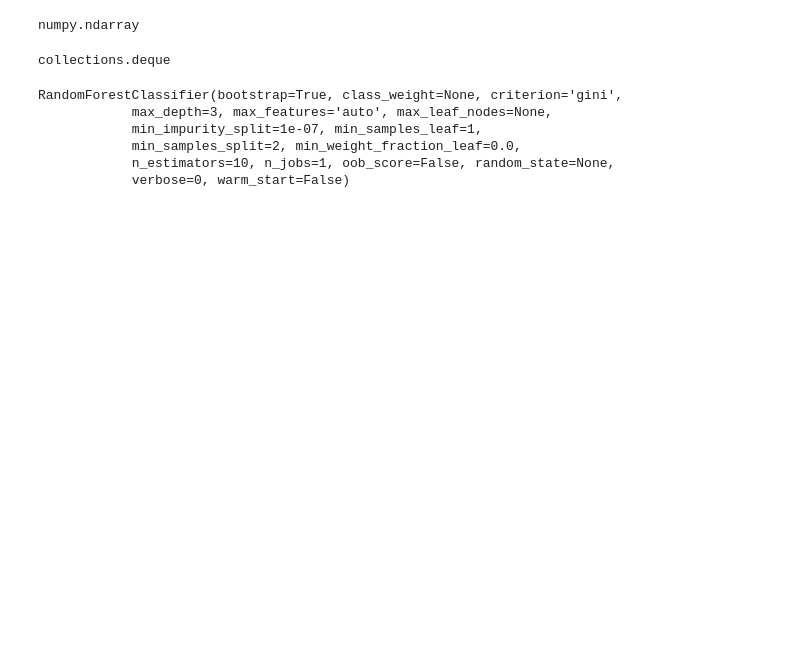
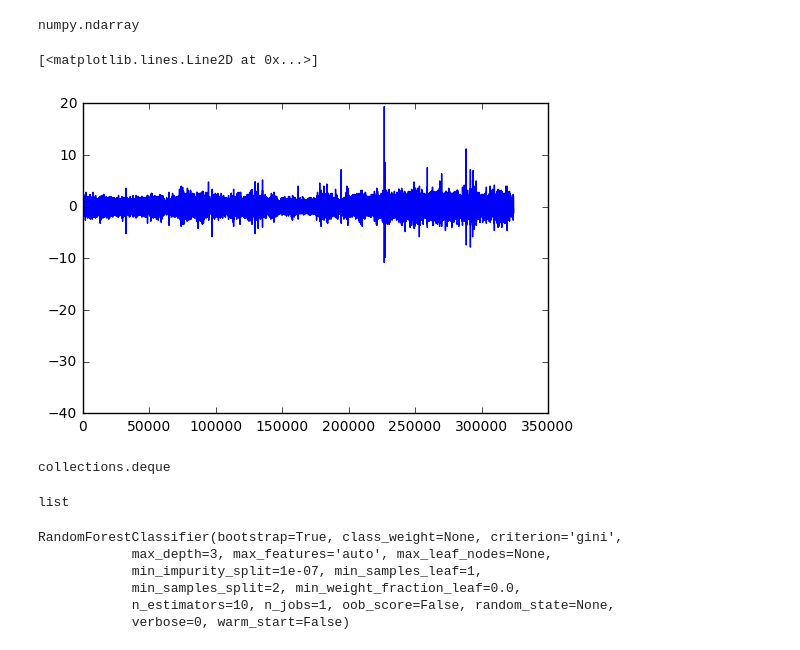
Before and after one commit to stan2133/Algotrade, a Jupyter notebook: RandomForrest.ipynb, the cells around one changed output. Cells and saved outputs as stored; diff of their text form; code cells hidden in the pictures; blank space fills up the shorter version.

```diff
--- a/RandomForrest.ipynb
+++ b/RandomForrest.ipynb
@@ -33,5 +92,10 @@ type(changes)
 # Y = deque(maxlen=500)
 # %% [output]
 numpy.ndarray
+# %%
+plt.plot(np.diff(data.buy))
+# %% [output]
+[<matplotlib.lines.Line2D at 0x...>]
+[figure, added]
 # %%
 for i in range (200,len(changes)):
@@ -47,6 +107,10 @@ type(Y)
 collections.deque
 # %%
 X_train, X_test, Y_train, Y_test = train_test_split(X, Y, test_size=0.5)
+
+type(Y_train)
+# %% [output]
+list
 # %%
 classifier = RandomForestClassifier(max_depth=3,n_estimators=10)
 # %%
```
Also changed, not shown: parts of 18 cells of this notebook.
